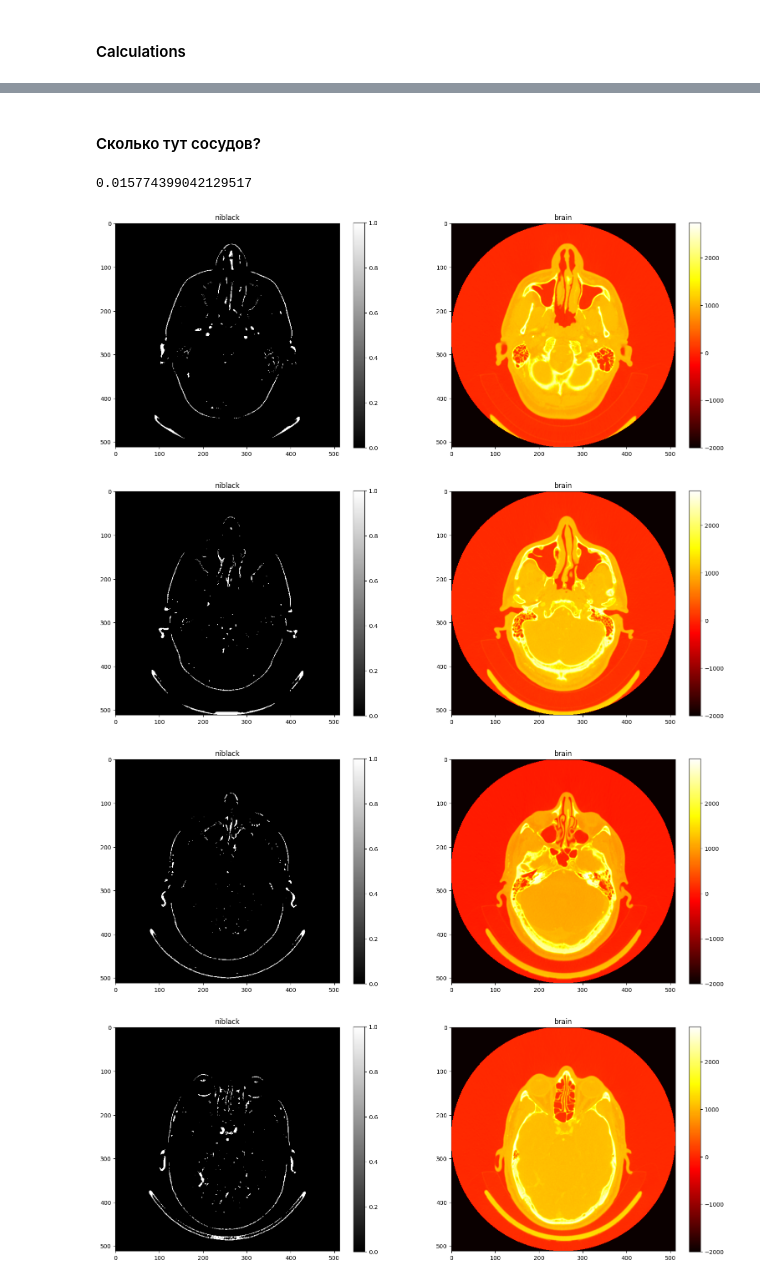
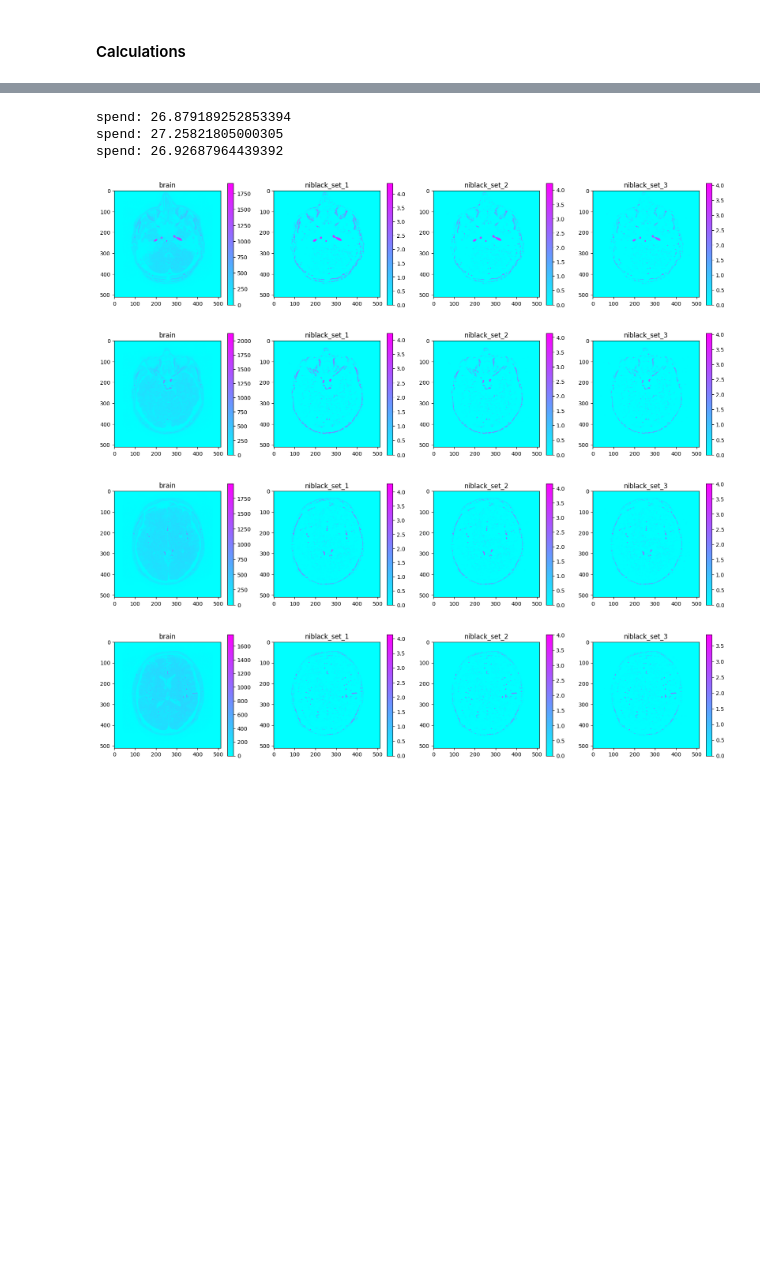
Before and after one commit to NotYourLady/MSRepo, a Jupyter notebook: VesselSegmentation/research/Binarization.ipynb, the cells around one changed output, grey strips where cells are left out. Drawn from its saved outputs; the diff is of its cells as text; code cells hidden in the pictures; blank space fills up the shorter version.

```diff
--- a/VesselSegmentation/research/Binarization.ipynb
+++ b/VesselSegmentation/research/Binarization.ipynb
@@ -203,15 +209,2 @@ plot_hist(counts, bins, (0.3, 3), 30, "sigma_over_high_mu")
 # %% [markdown]
 <h4> Calculations
-# %%
-window_size = (17, 17, 11)
-coef_mu = 1.0
-coef_sig = 0.8
-coef_a = 25
-Niblack = Niblack3d(vol=brain_vol,
-                    window_size=window_size,
-                    coef_mu=coef_mu,
-                    coef_sig=coef_sig,
-                    coef_a=coef_a,
-                    thresh=(1000, 1400))
-
-Calculator = MultuProcCalc(Niblack, num_workers=8)
@@ -225,6 +210,0 @@ spend: 60.91039276123047
-# %% [markdown]
-<h4> Сколько тут сосудов?
-# %%
-bin_vol.sum()/(bin_vol.shape[0]*bin_vol.shape[1]*bin_vol.shape[2])
-# %% [output]
-0.015774399042129517
@@ -231,12 +232,36 @@ bin_vol.sum()/(bin_vol.shape[0]*bin_vol.shape[1]*bin_vol.shape[2])
+# %%
+calcs = []
+for set_ in sets:
+    Niblack = Niblack3d(vol=brain_vol,
+                    window_size=set_["window_size"],
+                    coef_mu=set_["mu"],
+                    coef_sig=set_["sig"],
+                    coef_a=set_["a"],
+                    thresh=None,
+                    weights_out=True,
+                    min_ratio=0.9)
+    calcs.append(MultuProcCalc(Niblack, num_workers=8))
+# %%
+t = time()
+niblack_outs = []
+for calc in calcs:
+    niblack_outs.append(calc.run())
+    print("spend:", time() - t)
+    t = time()
+# %% [output]
+spend: 26.879189252853394
+spend: 27.25821805000305
+spend: 26.92687964439392
 # %%
-for idx in range(10, 250, 20):
+for idx in range(10, 100, 20):
     SHOW_SLICE = idx
 
-    fig, ax = plt.subplots(1, 2, figsize=(19, 7))
-    print_img(bin_vol, ax[0], 'niblack', cmap='gray')
-    print_img(brain_vol, ax[1], 'brain')
+    fig, ax = plt.subplots(1, 1+len(niblack_outs), figsize=(20, 4))
+    print_img(brain_vol, ax[0], slice_=idx, title='brain', cmap='cool')
+    for i, out in enumerate(niblack_outs):
+        print_img(out, ax[i+1], slice_=idx, title=f'niblack_set_{i+1}', cmap='cool')
 # %% [output]
-[figure, old version]
+[figure, new version]
-[figure, old version]
+[figure, new version]
-[figure, old version]
+[figure, new version]
-[figure, old version]
+[figure, new version]
```
Also changed, not shown: parts of 35 cells of this notebook, 34 other files.
